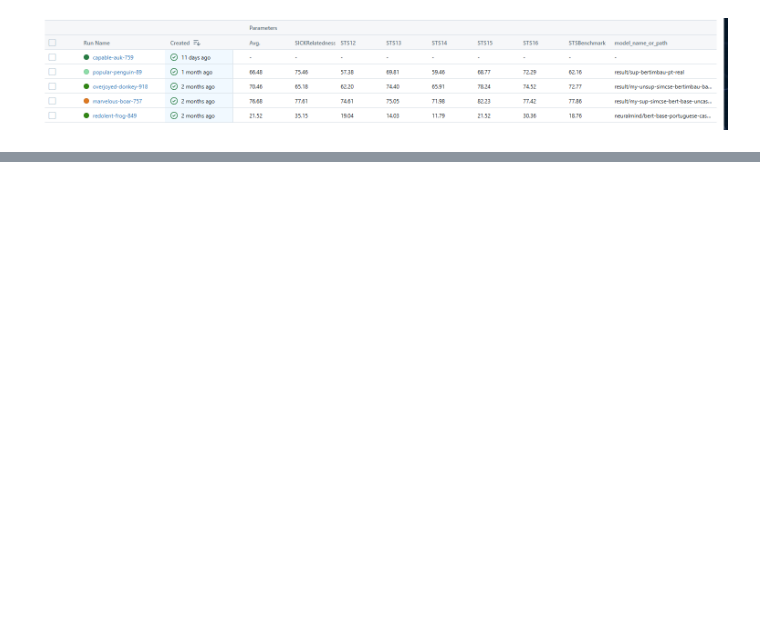
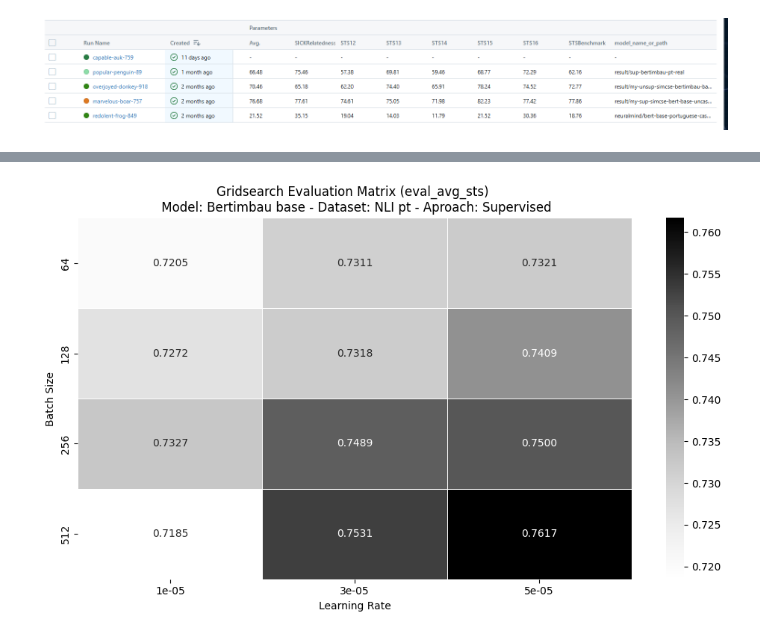
Before and after one commit to robertoviegas/SimCSE, a Jupyter notebook: evaluation_graphs.ipynb, the cells around one changed output, grey strips where cells are left out. Drawn from its saved outputs; the diff is of its cells as text; code cells hidden in the pictures; blank space fills up the shorter version.

```diff
--- a/evaluation_graphs.ipynb
+++ b/evaluation_graphs.ipynb
@@ -75,0 +76,19 @@ gerar_heat_map("Gridsearch Evaluation Matrix (eval_avg_sts) \n Model: Bertimbau
+# %%
+raw_data_sup_real = {
+    'sup_bertimbau_dataset_real_lr5e-05_bs512': 0.7617,
+    'sup_bertimbau_dataset_real_lr3e-05_bs512': 0.7531,
+    'sup_bertimbau_dataset_real_lr5e-05_bs256': 0.7500,
+    'sup_bertimbau_dataset_real_lr3e-05_bs256': 0.7489,
+    'sup_bertimbau_dataset_real_lr5e-05_bs128': 0.7409,
+    'sup_bertimbau_dataset_real_lr1e-05_bs256': 0.7327,
+    'sup_bertimbau_dataset_real_lr5e-05_bs64':  0.7321,
+    'sup_bertimbau_dataset_real_lr3e-05_bs128': 0.7318,
+    'sup_bertimbau_dataset_real_lr3e-05_bs64':  0.7311,
+    'sup_bertimbau_dataset_real_lr1e-05_bs128': 0.7272,
+    'sup_bertimbau_dataset_real_lr1e-05_bs64':  0.7205,
+    'sup_bertimbau_dataset_real_lr1e-05_bs512': 0.7185,
+}
+
+gerar_heat_map("Gridsearch Evaluation Matrix (eval_avg_sts) \n Model: Bertimbau base - Dataset: NLI pt - Aproach: Supervised",raw_data_sup_real)
+# %% [output]
+[figure, added]
```
Also changed, not shown: parts of 7 cells of this notebook, 1 other file.
